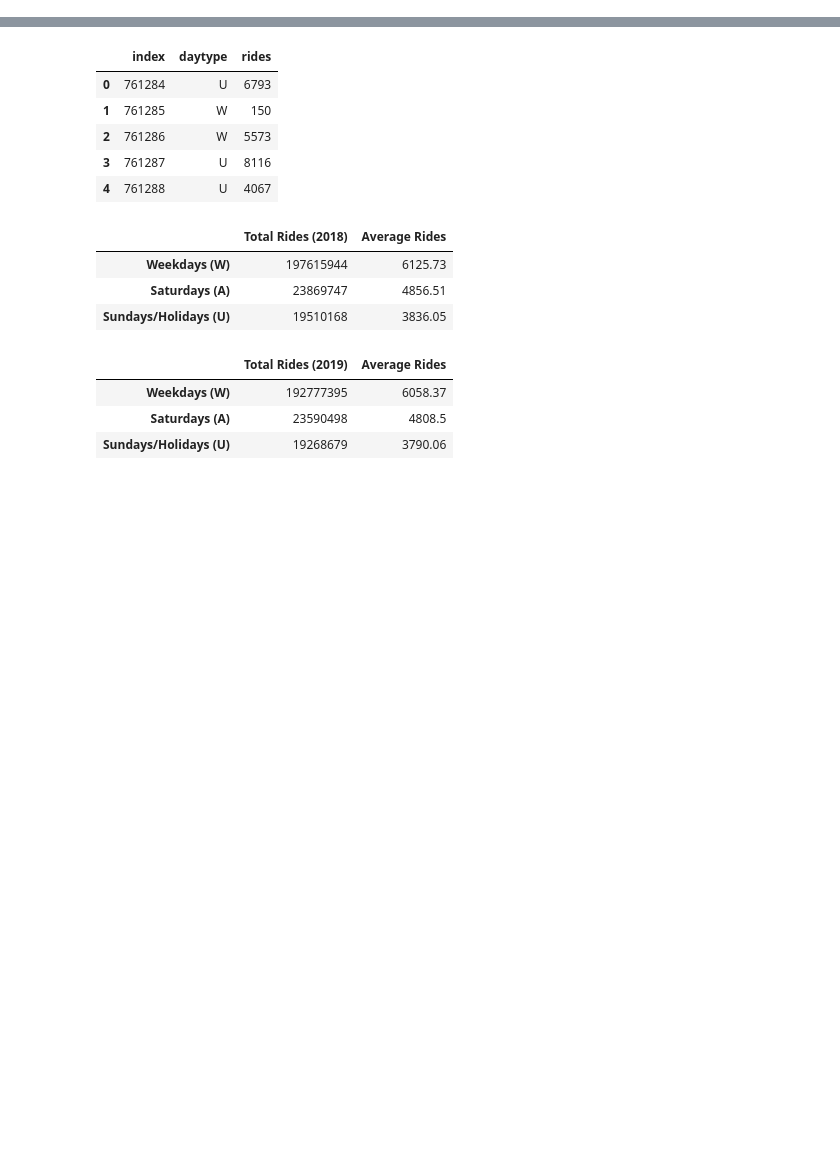
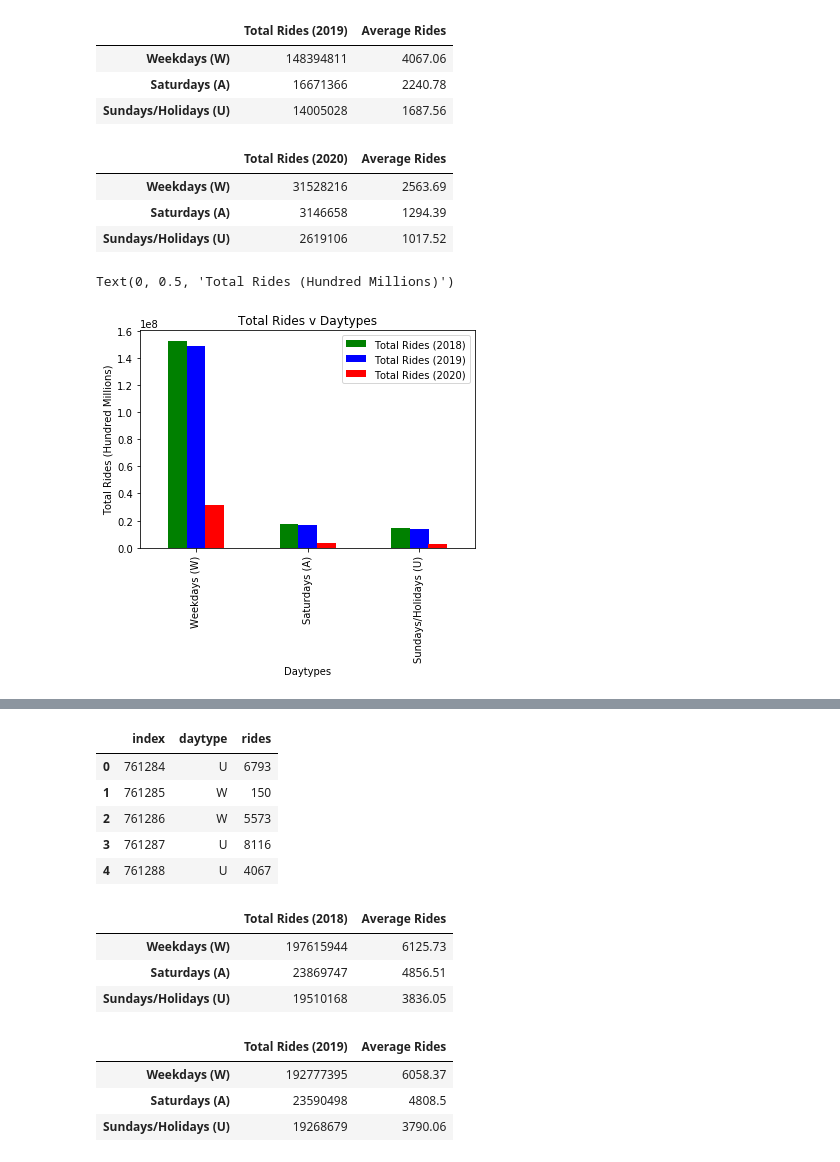
Before and after one commit to cdfencing/Project-I, a Jupyter notebook: daytype_L and_Bus.ipynb, the cells around one changed output, grey strips where cells are left out. Saved outputs shown, nothing was run; the diff lists cells and outputs as text; code cells hidden in the pictures; blank space fills up the shorter version.

Commit message:
daytype analysis

```diff
--- a/daytype_bus.ipynb
+++ b/daytype_L and_Bus.ipynb
@@ -16,0 +57,80 @@ array(['U', 'W', 'A'], dtype=object)
+# %%
+L_data_2019 = L_data.loc[(L_data['date']>= '01-01-2019') & (L_data['date']<= "12-31-2019")]
+
+#get rides for 2019 and by type
+rides_2019 = L_data_2019[['daytype', 'rides']].reset_index()
+
+#calculations for the rides by daytypes for 2019
+rides_2019_daytype = rides_2019.groupby('daytype').sum()
+rides_2019_daytype_avg = rides_2019.groupby("daytype").mean()
+
+rides_A_19 = rides_2019_daytype.loc['A', 'rides']
+rides_U_19 = rides_2019_daytype.loc['U', 'rides']
+rides_W_19 = rides_2019_daytype.loc['W', 'rides']
+avg_rides_A_19 = rides_2019_daytype_avg.loc['A', 'rides']
+avg_rides_U_19 = rides_2019_daytype_avg.loc['U', 'rides']
+avg_rides_W_19 = rides_2019_daytype_avg.loc['W', 'rides']
+
+#create 2019 ride values data frame
+ride_values_2019 = pd.DataFrame(columns = ["Total Rides (2019)", "Average Rides"],
+                             index = ["Weekdays (W)", "Saturdays (A)", "Sundays/Holidays (U)"])
+
+ride_values_2019.loc["Saturdays (A)"] = [rides_A_19, avg_rides_A_19]
+ride_values_2019.loc["Sundays/Holidays (U)"] = [rides_U_19, avg_rides_U_19]
+ride_values_2019.loc["Weekdays (W)"] = [rides_W_19, avg_rides_W_19]
+
+ride_values_2019
+# %% [output]
+|  | Total Rides (2019) | Average Rides |
+| Weekdays (W) | 148394811 | 4067.06 |
+| Saturdays (A) | 16671366 | 2240.78 |
+| Sundays/Holidays (U) | 14005028 | 1687.56 |
+# %%
+L_data_2020 = L_data.loc[(L_data['date']>= '01-01-2020') & (L_data['date']<= "12-31-2020")]
+
+#get rides for 2020 and by type
+rides_2020 = L_data_2020[['daytype', 'rides']].reset_index()
+
+#calculations for the rides by daytypes for 2020
+rides_2020_daytype = rides_2020.groupby('daytype').sum()
+rides_2020_daytype_avg = rides_2020.groupby("daytype").mean()
+
+rides_A_20 = rides_2020_daytype.loc['A', 'rides']
+rides_U_20 = rides_2020_daytype.loc['U', 'rides']
+rides_W_20 = rides_2020_daytype.loc['W', 'rides']
+avg_rides_A_20 = rides_2020_daytype_avg.loc['A', 'rides']
+avg_rides_U_20 = rides_2020_daytype_avg.loc['U', 'rides']
+avg_rides_W_20 = rides_2020_daytype_avg.loc['W', 'rides']
+
+#create 2020 ride values data frame
+ride_values_2020 = pd.DataFrame(columns = ["Total Rides (2020)", "Average Rides"],
+                             index = ["Weekdays (W)", "Saturdays (A)", "Sundays/Holidays (U)"])
+
+ride_values_2020.loc["Saturdays (A)"] = [rides_A_20, avg_rides_A_20]
+ride_values_2020.loc["Sundays/Holidays (U)"] = [rides_U_20, avg_rides_U_20]
+ride_values_2020.loc["Weekdays (W)"] = [rides_W_20, avg_rides_W_20]
+
+ride_values_2020
+# %% [output]
+|  | Total Rides (2020) | Average Rides |
+| Weekdays (W) | 31528216 | 2563.69 |
+| Saturdays (A) | 3146658 | 1294.39 |
+| Sundays/Holidays (U) | 2619106 | 1017.52 |
+# %%
+#Plot total number of rides by daytype for past 3 years
+plotdata = pd.DataFrame({
+    "Total Rides (2018)":[152687570, 17742656, 14715895],
+    "Total Rides (2019)":[148394811, 16671366, 14005028],
+    "Total Rides (2020)":[31528216, 3146658, 2619106]
+    },
+    index=["Weekdays (W)", "Saturdays (A)", "Sundays/Holidays (U)"]
+)
+color = ["green", "blue", "red"]
+
+plotdata.plot(kind="bar", color=color)
+plt.title("Total Rides v Daytypes")
+plt.xlabel("Daytypes")
+plt.ylabel("Total Rides (Hundred Millions)")
+# %% [output]
+Text(0, 0.5, 'Total Rides (Hundred Millions)')
+[figure, added]
```
Also changed, not shown: parts of 10 cells of this notebook, 1 other file.
